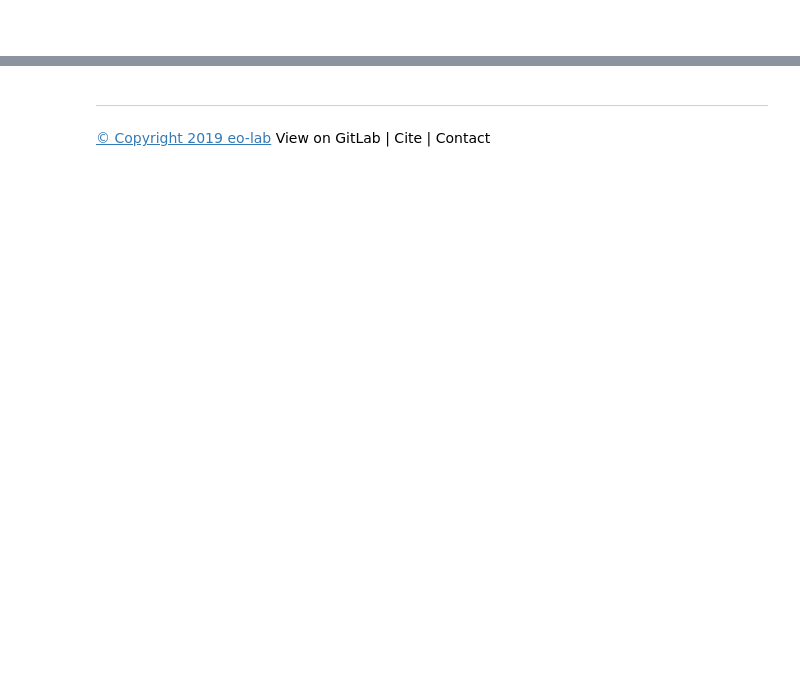
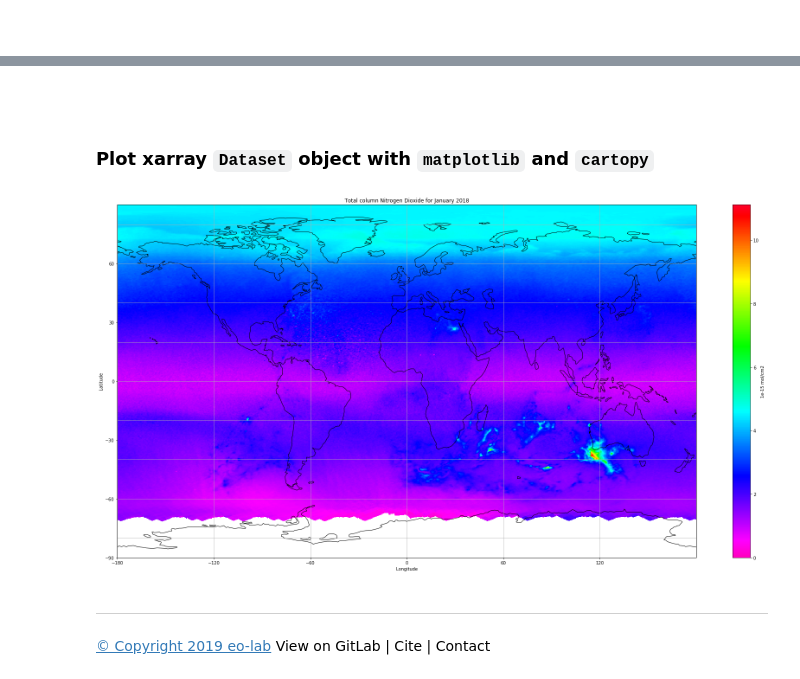
Before and after one commit to federicofierli1/LTPy_Notebooks_satellite_copernicus, a Jupyter notebook: 22_ltpy_v01_AC_SAF_L3_data_products.ipynb, the cells around one changed output, grey strips where cells are left out. Cells and saved outputs as stored; diff of their text form; code cells hidden in the pictures; blank space fills up the shorter version.

```diff
--- a/22_ltpy_v01_AC_SAF_L3_data_products.ipynb
+++ b/22_ltpy_v01_AC_SAF_L3_data_products.ipynb
@@ -138,0 +131,3 @@ data, data.latitude, data.longitude
+# %%
+ds = xr.open_dataset('../sample_data/gome2b/level3/NO2/GOME_NO2_Global_201701_METOPB_DLR_v1.nc')
+ds, ds.latitude, ds.longitude
@@ -143,5 +166,5 @@ We see that the data variable is empty. This is due to the internal strucutre of
 # %%
-var = xr.open_dataset('./GOME_O3tropo_Tropics_201801_METOPA_DLR_v1.1.nc', group='PRODUCT')
+var = xr.open_dataset('../sample_data/gome2b/level3/NO2/GOME_NO2_Global_201701_METOPB_DLR_v1.nc', group='PRODUCT')
 var, var.latitude, var.longitude
 # %% [output]
 (<xarray.Dataset>
@@ -168,5 +191,5 @@ We can assign the coordinate values from our dataset to the dimensions of our gr
 # %%
-var_assigned = var.assign_coords(latitude=data.latitude, longitude=data.longitude)
+var_assigned = var.assign_coords(latitude=ds.latitude, longitude=ds.longitude)
 var_assigned
 # %% [output]
 <xarray.Dataset>
@@ -226,3 +296,34 @@ Data variables:
+# %% [markdown]
+<br>
+# %% [markdown]
+### Plot xarray `Dataset` object with `matplotlib` and `cartopy`
+# %%
+fig=plt.figure(figsize=(30, 15))
+
+ax=plt.axes(projection=ccrs.PlateCarree())
+ax.coastlines()
+ax.gridlines()
+ax.set_global()
+ax.set_title('Total column Nitrogen Dioxide for January 2018')
+
+plt.xticks(np.arange(-180, 180,60))
+plt.yticks(np.arange(-90,90,30))
+plt.xlabel("Longitude")
+plt.ylabel("Latitude")
+
+no2 = var_assigned.NO2total*1e-15
+
+img1 = plt.imshow(no2,
+           extent=[no2.longitude.min(),no2.longitude.max(),no2.latitude.min(),no2.latitude.max()],
+           cmap='gist_rainbow_r',
+           aspect='auto',
+           vmin=0,
+           vmax=no2.max())
+
+cb = fig.colorbar(img1)
+cb.set_label('1e-15 mol/cm2', labelpad=5, y=0.5)
+# %% [output]
+[figure, added]
 # %% [markdown]
 <hr>
 # %% [markdown]
```
Also changed, not shown: parts of 30 cells of this notebook, 2 other files.
